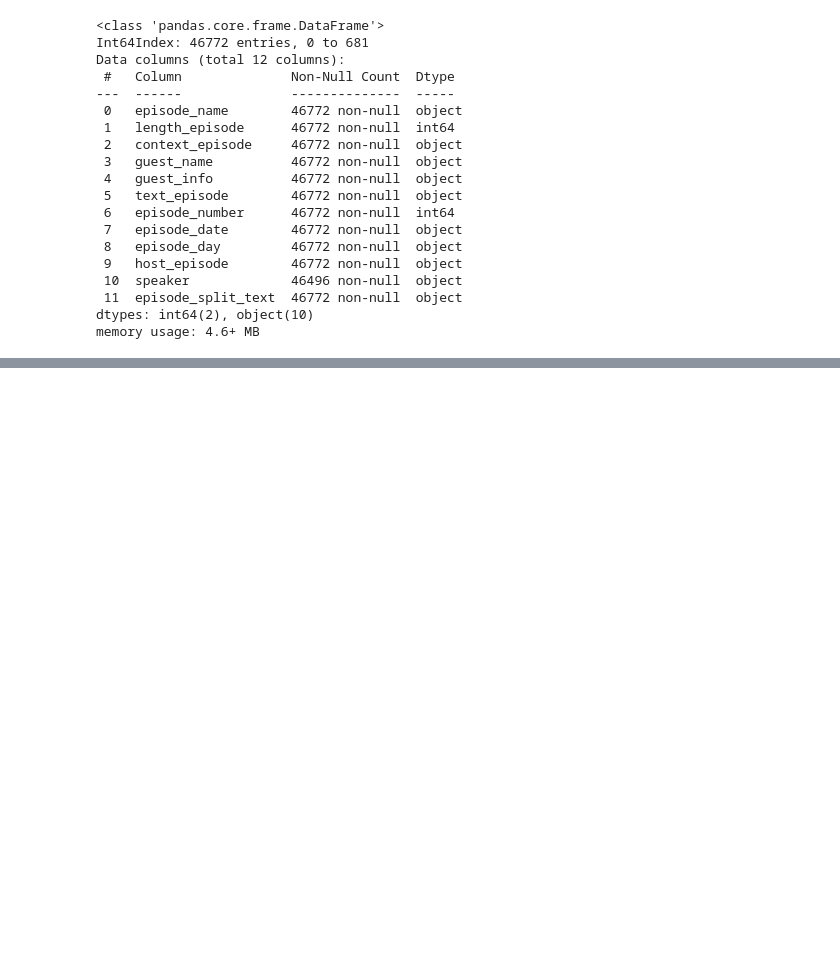
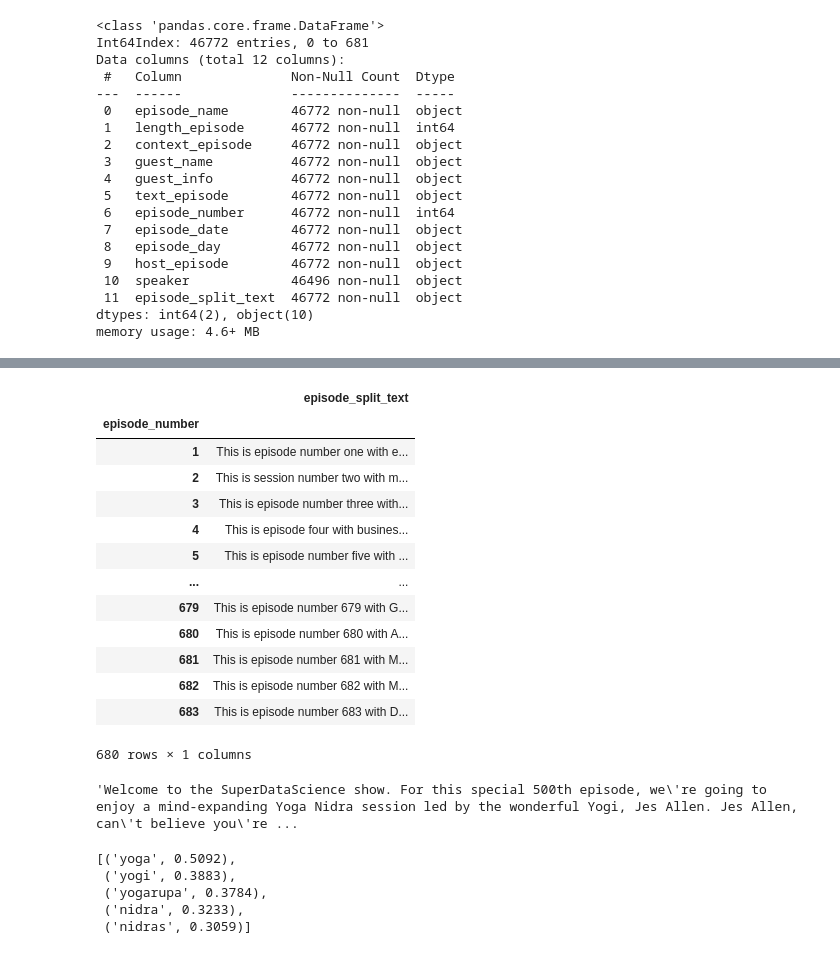
Before and after one commit to ashamaheshwari/SDS_podcast_analysis, a Jupyter notebook: notebooks/NLP_modeling.ipynb, the cells around one changed output, grey strips where cells are left out. Cells and saved outputs as stored; diff of their text form; code cells hidden in the pictures; blank space fills up the shorter version.

```diff
--- a/notebooks/NLP_modeling.ipynb
+++ b/notebooks/NLP_modeling.ipynb
@@ -48,3 +49,5 @@ Data columns (total 12 columns):
  11  episode_split_text  46772 non-null  object
 dtypes: int64(2), object(10)
 memory usage: 4.6+ MB
+# %%
+sds_processed = pd.DataFrame(sds_text.groupby('episode_number')['episode_split_text'].agg(lambda x: ' '.join(x)))
@@ -50,0 +56,21 @@ memory usage: 4.6+ MB
+# %%
+sds_processed
+# %% [output]
+|  | episode_split_text |
+| episode_number |  |
+| 1 | This is episode number one with e... |
+| 2 | This is session number two with m... |
+| 3 | This is episode number three with... |
+| 4 | This is episode four with busines... |
+| 5 | This is episode number five with ... |
+| ... | ... |
+| 679 | This is episode number 679 with G... |
+| 680 | This is episode number 680 with A... |
+| 681 | This is episode number 681 with M... |
+| 682 | This is episode number 682 with M... |
+| 683 | This is episode number 683 with D... |
+680 rows × 1 columns
+# %%
+sds_processed['episode_split_text'].loc[500]
+# %% [output]
+'Welcome to the SuperDataScience show. For this special 500th episode, we\'re going to enjoy a mind-expanding Yoga Nidra session led by the wonderful Yogi, Jes Allen. Jes Allen, can\'t believe you\'re ...
@@ -51,3 +85,11 @@ memory usage: 4.6+ MB
+# %%
+keywords
+# %% [output]
+[('yoga', 0.5092),
+ ('yogi', 0.3883),
+ ('yogarupa', 0.3784),
+ ('nidra', 0.3233),
+ ('nidras', 0.3059)]
 # %%
 stopwords = list(STOP_WORDS)
 # %%
```
Also changed, not shown: parts of 9 cells of this notebook.
